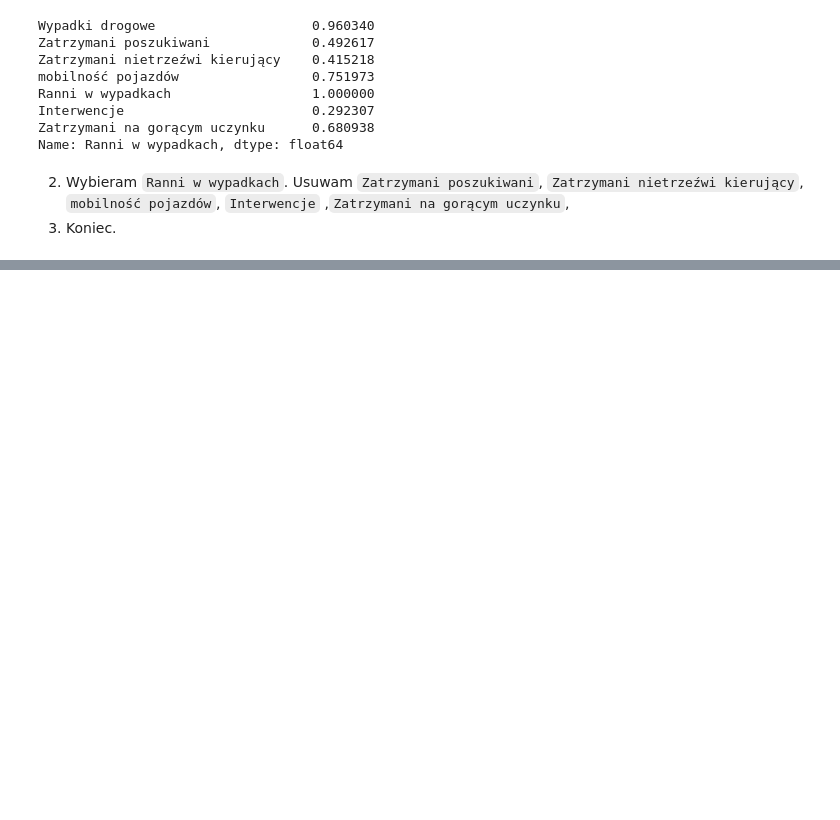
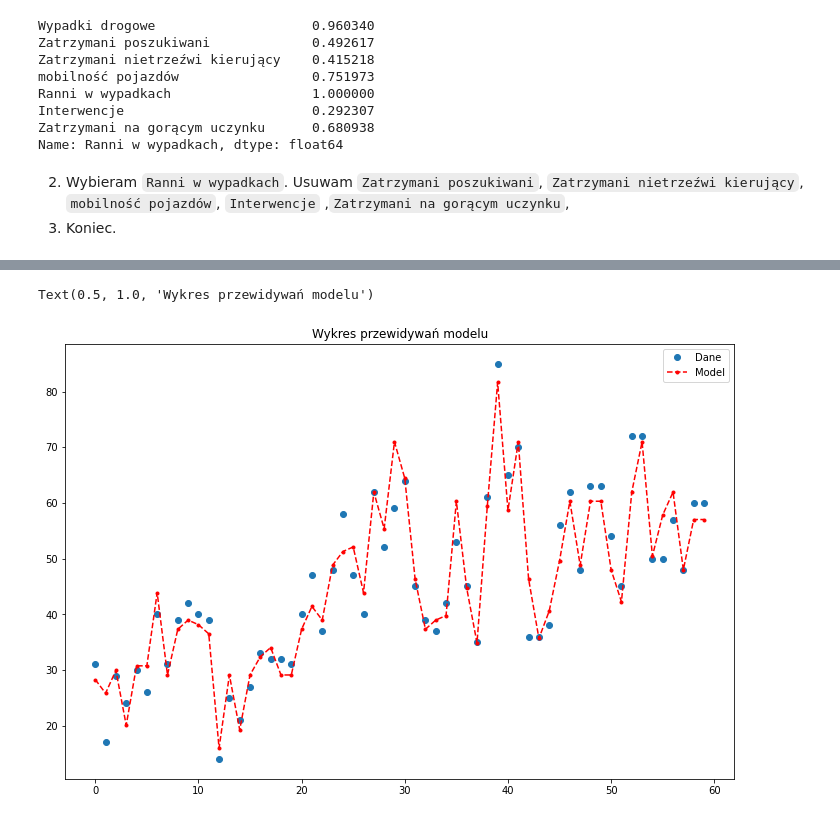
Before and after one commit to finloop/ols-car-accidents, a Jupyter notebook: Ols.ipynb, the cells around one changed output, grey strips where cells are left out. Saved outputs shown, nothing was run; the diff lists cells and outputs as text; code cells hidden in the pictures; blank space fills up the shorter version.

```diff
--- a/Ols.ipynb
+++ b/Ols.ipynb
@@ -125,0 +213,15 @@ Name: Ranni w wypadkach, dtype: float64
+# %%
+pred_ols = results.get_prediction()
+x = df.index
+y_true = df['Wypadki drogowe']
+y = df['Wypadki drogowe'] * 0.8211 + 3.6426
+
+fig, ax = plt.subplots(figsize=(12, 8))
+
+ax.plot(y_true, "o", label="Dane")
+ax.plot(results.fittedvalues, "r--.", label="Model")
+ax.legend(loc="best")
+ax.set_title("Wykres przewidywań modelu")
+# %% [output]
+Text(0.5, 1.0, 'Wykres przewidywań modelu')
+[figure, added]
```
Also changed, not shown: parts of 14 cells of this notebook.
